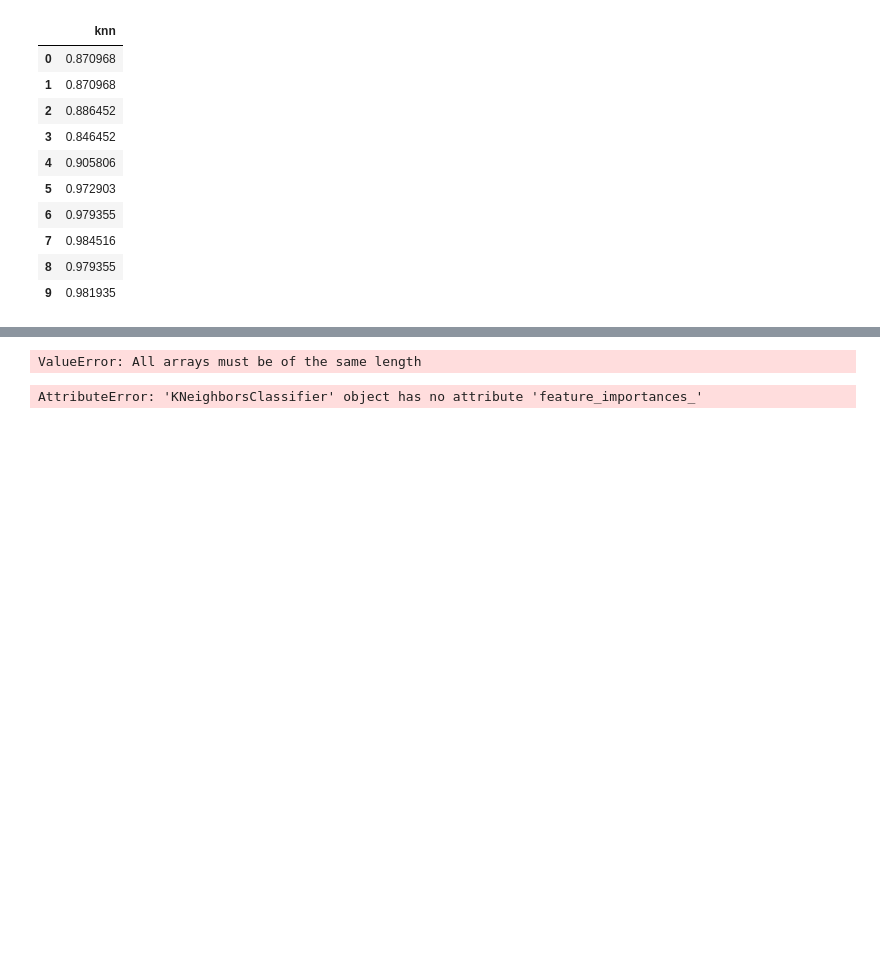
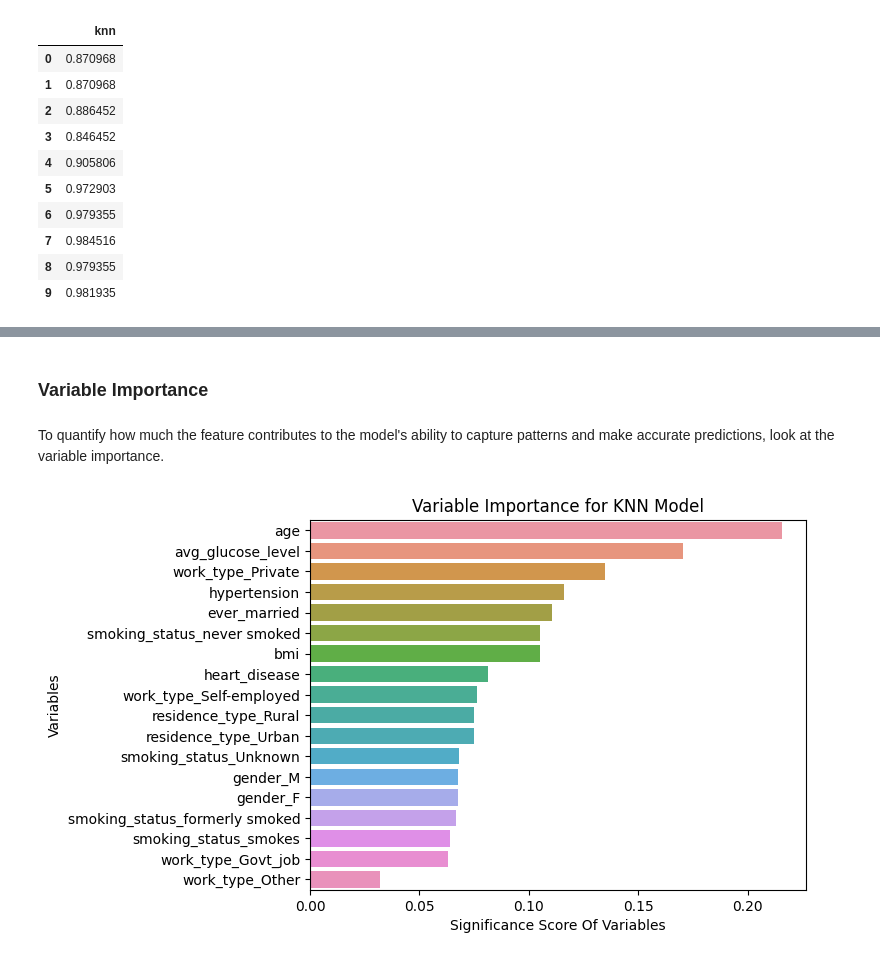
Before and after one commit to soichi-berson/final_bootcamp_project, a Jupyter notebook: note/4_tuning_parameter_of_KNN.ipynb, the cells around one changed output, grey strips where cells are left out. Drawn from its saved outputs; the diff is of its cells as text; code cells hidden in the pictures; blank space fills up the shorter version.

```diff
--- a/note/4_tuning_parameter_of_KNN.ipynb
+++ b/note/4_tuning_parameter_of_KNN.ipynb
@@ -205,36 +94,0 @@ ValueError: All arrays must be of the same length
-# %%
-from sklearn.datasets import load_iris
-data = load_iris()
-# Calculate feature relevance using the inverse distances to the k neighbors
-
-
-feature_relevance = knn1.kneighbors(X_train, n_neighbors=knn1.n_neighbors, return_distance=True)[0].sum(axis=0)
-
-# Normalize the relevance values to get importance scores
-feature_importance = feature_relevance / feature_relevance.sum()
-
-# Create a DataFrame with feature names and their importance scores
-feature_imp_df = pd.DataFrame({'Feature': data.feature_names, 'Importance': feature_importance})
-
-# Sort the DataFrame by importance in descending order
-feature_imp_df = feature_imp_df.sort_values(by='Importance', ascending=False)
-
-# Plot the feature importance
-plt.figure(figsize=(8, 6))
-sns.barplot(x='Importance', y='Feature', data=feature_imp_df, palette='viridis')
-plt.xlabel('Feature Importance')
-plt.title('KNeighborsClassifier - Feature Importance (No Scaling)')
-plt.show()
-# %% [output]
-ValueError: All arrays must be of the same length
-# %%
-feature_imp = pd.Series(knn1.feature_importances_,
-                        index=X.columns).sort_values(ascending=False)
-
-sns.barplot(x=feature_imp, y=feature_imp.index)
-plt.xlabel('Significance Score Of Variables')
-plt.ylabel('Variables')
-plt.title("Variable Severity Levels")
-plt.show()
-# %% [output]
-AttributeError: 'KNeighborsClassifier' object has no attribute 'feature_importances_'
@@ -249,0 +95,30 @@ print(correlations)
+# %% [markdown]
+### Variable Importance
+# %% [markdown]
+To quantify how much the feature contributes to the model's ability to capture patterns and make accurate predictions, look at the variable importance.
+# %%
+X_train2 = pd.read_csv('../data/x_y_data/X_resampled.csv')
+y_train2 = pd.read_csv('../data/x_y_data/y_resampled.csv')
+
+
+knn_tuned = knn1.fit(X_train2, y_train2)
+
+from sklearn.inspection import permutation_importance
+
+
+# Calculate permutation feature importances
+result = permutation_importance(knn1, X_train2, y_train2, n_repeats=10, random_state=42)
+
+# Sort and display the results
+feature_importances = pd.Series(result.importances_mean, index=X_train2.columns).sort_values(ascending=False)
+
+# Plot the feature importances
+import matplotlib.pyplot as plt
+
+sns.barplot(x=feature_importances, y=feature_importances.index)
+plt.xlabel('Significance Score Of Variables')
+plt.ylabel('Variables')
+plt.title("Variable Importance for KNN Model")
+plt.show()
+# %% [output]
+[figure, added]
```
Also changed, not shown: parts of 16 cells of this notebook, 2 other files.
